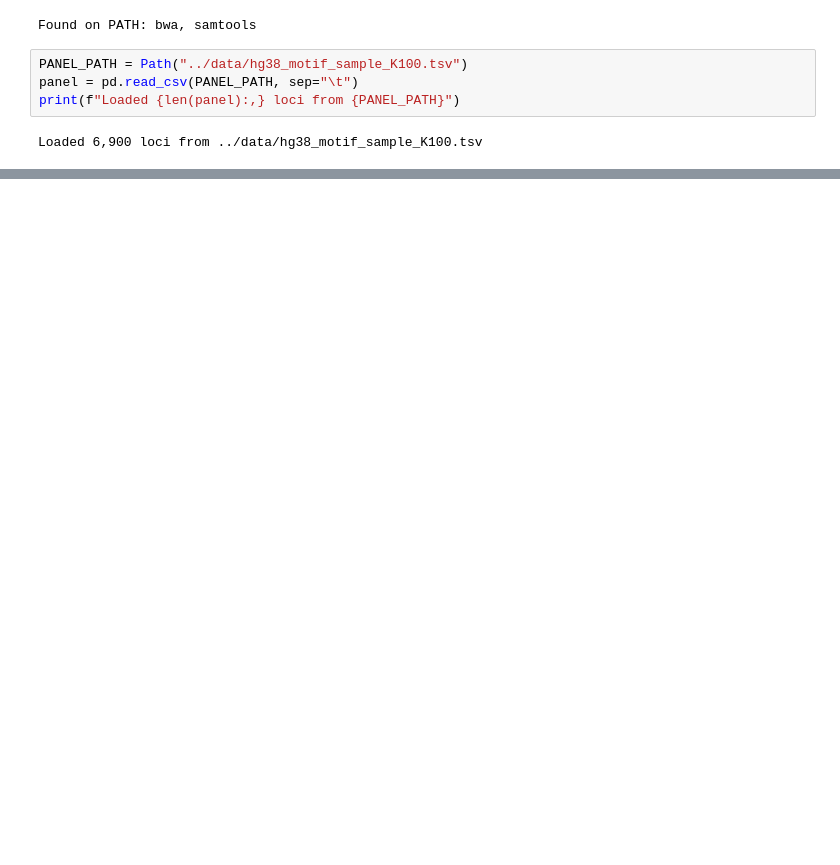
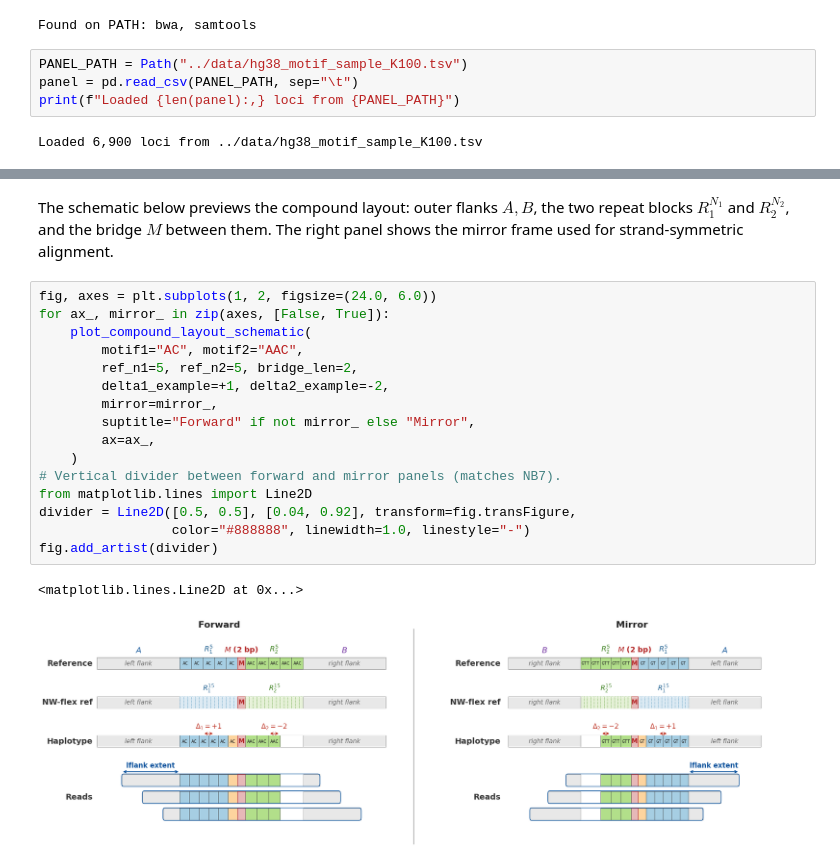
Before and after one commit to nwflex/nwflex, a Jupyter notebook: notebooks/08_NWflex_Compound.ipynb, the cells around one changed output, grey strips where cells are left out. Cells and saved outputs as stored; diff of their text form; blank space fills up the shorter version.

```diff
--- a/notebooks/08_NWflex_Compound.ipynb
+++ b/notebooks/08_NWflex_Compound.ipynb
@@ -1218,0 +84,21 @@ BWA-MEM has no notion of a repeat block, and with two boundary regions the failu
+# %% [markdown]
+The schematic below previews the compound layout: outer flanks $A, B$, the two repeat blocks $R_1^{N_1}$ and $R_2^{N_2}$, and the bridge $M$ between them. The right panel shows the mirror frame used for strand-symmetric alignment.
+# %%
+fig, axes = plt.subplots(1, 2, figsize=(24.0, 6.0))
+for ax_, mirror_ in zip(axes, [False, True]):
+    plot_compound_layout_schematic(
+        motif1="AC", motif2="AAC",
+        ref_n1=5, ref_n2=5, bridge_len=2,
+        delta1_example=+1, delta2_example=-2,
+        mirror=mirror_,
+        suptitle="Forward" if not mirror_ else "Mirror",
+        ax=ax_,
+    )
+# Vertical divider between forward and mirror panels (matches NB7).
+from matplotlib.lines import Line2D
+divider = Line2D([0.5, 0.5], [0.04, 0.92], transform=fig.transFigure,
+                 color="#888888", linewidth=1.0, linestyle="-")
+fig.add_artist(divider)
+# %% [output]
+<matplotlib.lines.Line2D at 0x...>
+[figure, added]
```
Also changed, not shown: parts of 64 cells of this notebook, 1 other file.
